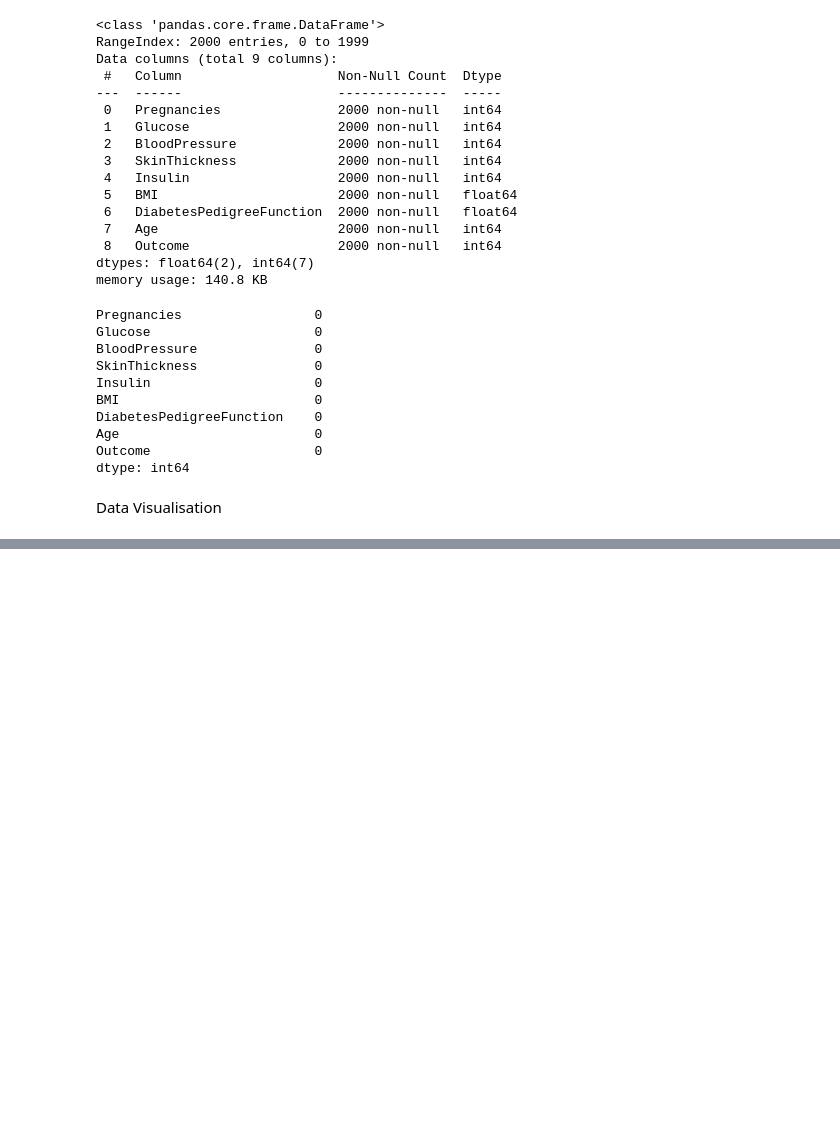
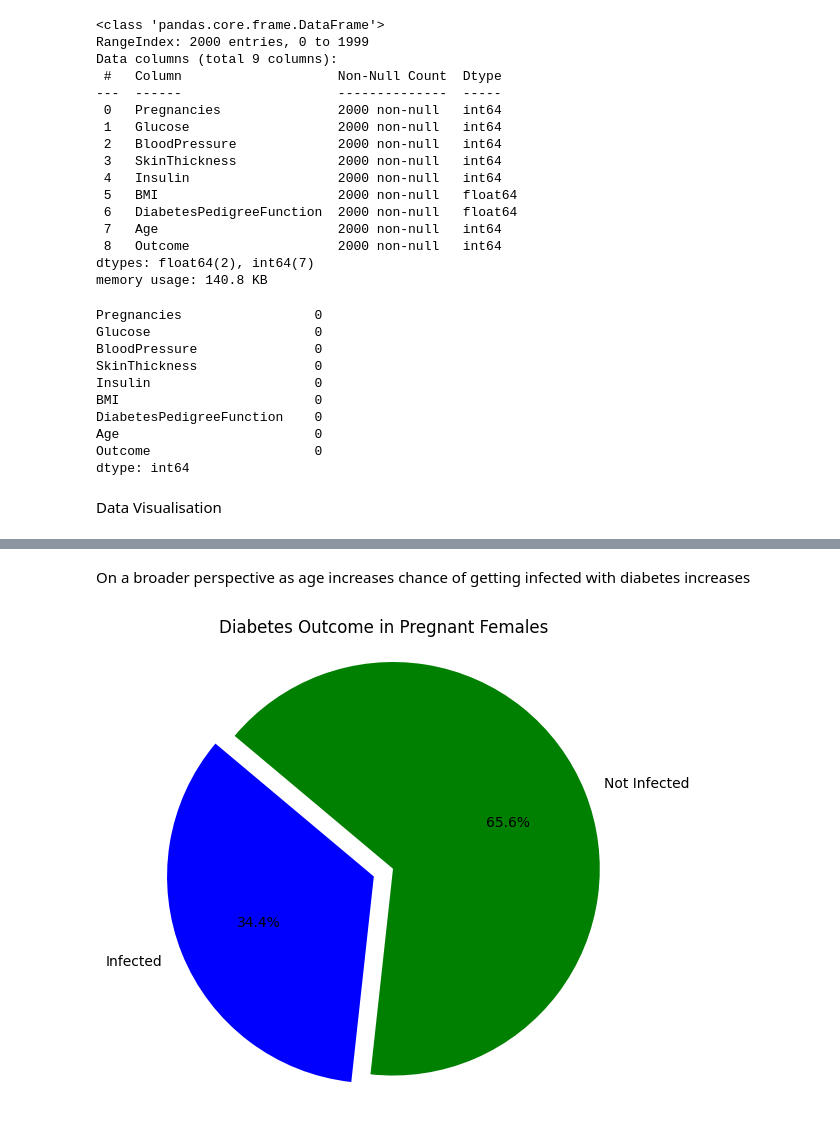
Before and after one commit to l-ordkp/Diabetes-Prediction, a Jupyter notebook: dia.ipynb, the cells around one changed output, grey strips where cells are left out. Drawn from its saved outputs; the diff is of its cells as text; code cells hidden in the pictures; blank space fills up the shorter version.

```diff
--- a/dia.ipynb
+++ b/dia.ipynb
@@ -51,0 +88,28 @@ import seaborn as sns
+# %% [markdown]
+On a broader perspective as age increases chance of getting infected with diabetes increases
+# %%
+import matplotlib.pyplot as plt
+
+# Filter the data for pregnant females (assuming Pregnancies > 0)
+pregnant_females = data[data['Pregnancies'] > 0]
+
+# Count the number of infected and not infected pregnant females
+infected_count = len(pregnant_females[pregnant_females['Outcome'] == 1])
+not_infected_count = len(pregnant_females[pregnant_females['Outcome'] == 0])
+
+# Create data for the pie chart
+labels = ['Infected', 'Not Infected']
+sizes = [infected_count, not_infected_count]
+colors = ['blue', 'green']
+explode = (0.1, 0)  # Explode the 'Infected' slice for emphasis
+
+# Create the pie chart
+plt.figure(figsize=(6, 6))
+plt.pie(sizes, explode=explode, labels=labels, colors=colors, autopct='%1.1f%%', startangle=140)
+plt.title('Diabetes Outcome in Pregnant Females')
+plt.axis('equal')  # Equal aspect ratio ensures that the pie is circular
+
+# Show the pie chart
+plt.show()
+# %% [output]
+[figure, added]
```
Also changed, not shown: parts of 14 cells of this notebook.
